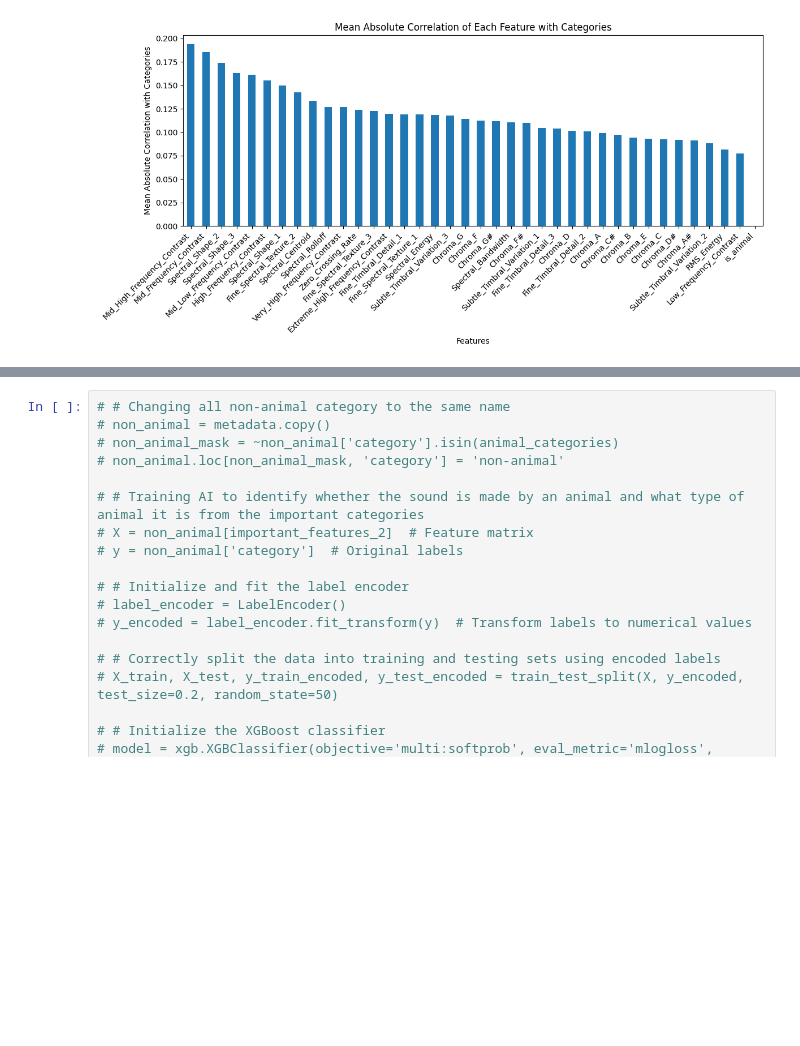
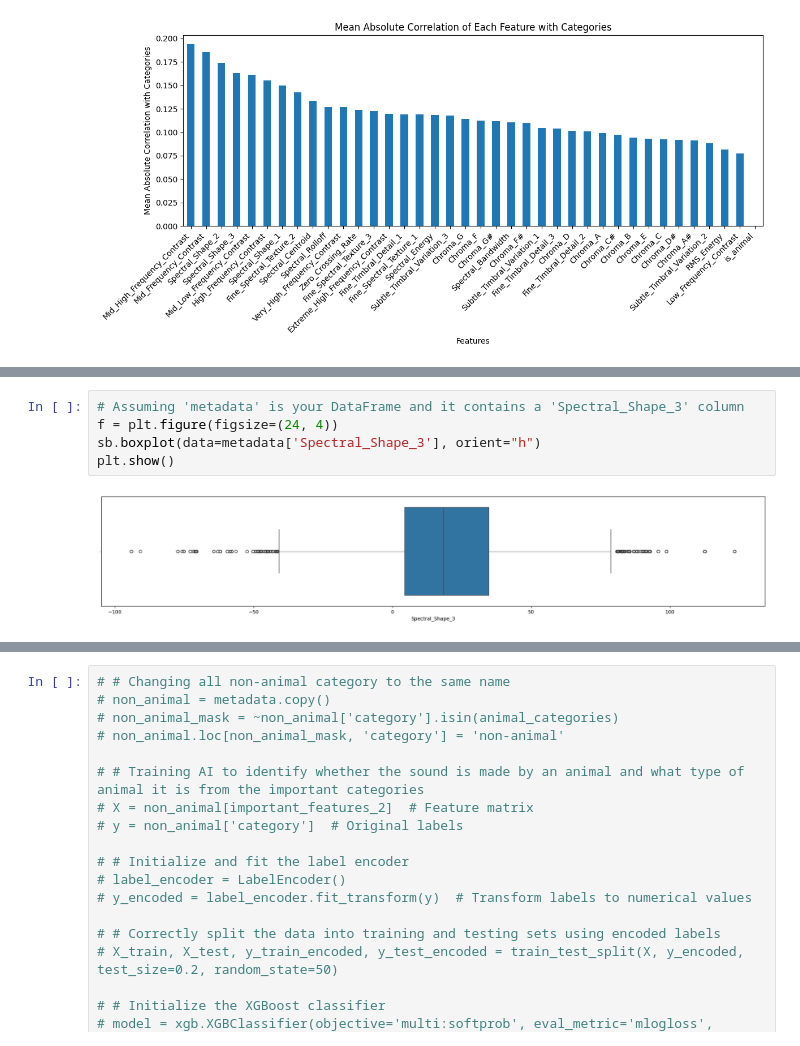
Before and after one commit to RussellArvin/animalsoundprediction, a Jupyter notebook: main.ipynb, the cells around one changed output, grey strips where cells are left out. Saved outputs shown, nothing was run; the diff lists cells and outputs as text; blank space fills up the shorter version.

```diff
--- a/main.ipynb
+++ b/main.ipynb
@@ -724,0 +745,7 @@ plt.show()
+# %%
+# Assuming 'metadata' is your DataFrame and it contains a 'Spectral_Shape_3' column
+f = plt.figure(figsize=(24, 4))
+sb.boxplot(data=metadata['Spectral_Shape_3'], orient="h")
+plt.show()
+# %% [output]
+[figure, added]
```
Also changed, not shown: parts of 26 cells of this notebook.
